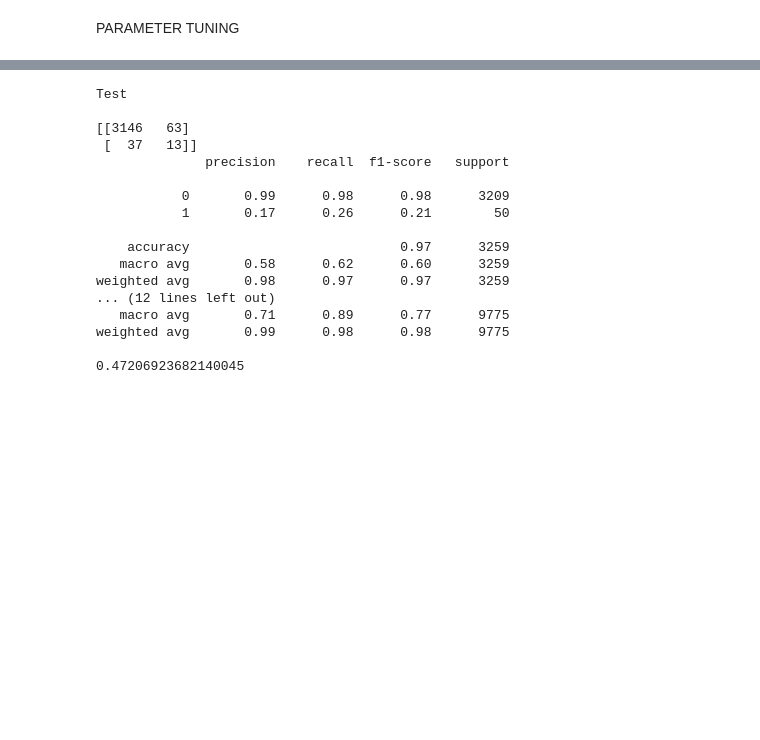
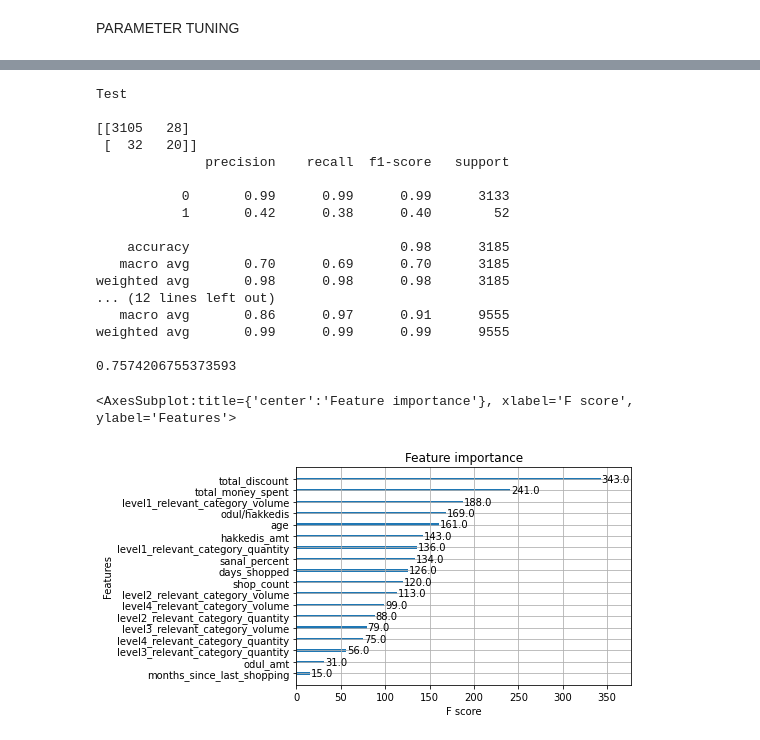
Before and after one commit to Enesaydnn7/MigrosDatathon, a Jupyter notebook: scripts/model_creation.ipynb, the cells around one changed output, grey strips where cells are left out. Drawn from its saved outputs; the diff is of its cells as text; code cells hidden in the pictures; blank space fills up the shorter version.

```diff
--- a/scripts/model_creation.ipynb
+++ b/scripts/model_creation.ipynb
@@ -333,9 +107,5 @@ from sklearn.metrics import f1_score
 # %%
-train = pd.read_csv('../organized_data/train_cleaned_v1.csv')
+train = pd.read_csv('../cleaned_data/train_cleaned_IsolationForest_low_adjusted.csv')
 test = pd.read_csv('../organized_data/test_organized.csv')
-avg_age = round(train.age.mean())
-train.age.iloc[train.query('age.isnull()').index] = avg_age
-train.age.iloc[train.query('age<0').index] = avg_age
-X = train.drop(['individualnumber', 'response', 'city_code', 'is_large_city'], axis=1).copy()
+X = train.drop(['gender', 'category_number', 'individualnumber', 'response', 'city_code', 'is_large_city'], axis=1).copy()
 y = train['response'].copy()
-X_encoded = pd.get_dummies(X, columns=['gender', 'category_number'])
@@ -496,0 +355,4 @@ OrderedDict([('colsample_bynode', 0.7),
+# %%
+X_train, X_test, y_train, y_test = train_test_split(X, y, stratify=y)
+print('train ratio: {}\ntest ratio:{}'.format(sum(y_train)/len(y_train),sum(y_test)/len(y_test)))
+print('#0/#1 is {}'.format((len(y)-sum(y))/sum(y)))
@@ -497,7 +376,7 @@ OrderedDict([('colsample_bynode', 0.7),
 # %%
-clf_xgb = xgb.XGBClassifier(scale_pos_weight=63, max_depth=8,learning_rate=0.1, n_estimators=90, objective='binary:logistic',
-                         booster='gbtree', subsample=0.175, eval_metric='auc', colsample_bynode=.5,colsample_bytree=.4,
-                         reg_alpha=0.2, reg_lambda=0.0, gamma=20)
+clf_xgb = xgb.XGBClassifier(scale_pos_weight=60, max_depth=11,learning_rate=0.1, n_estimators=120, objective='binary:logistic',
+                         booster='gbtree', subsample=0.18, eval_metric='auc',colsample_bytree=0.9,
+                         colsample_bynode=1.0, max_delta_step=3, gamma=0.5, reg_alpha=3.2, reg_lambda=0.4)
 
 eval_set = [(X_test,y_test)]
 clf_xgb.fit(X_train, y_train, verbose=2, eval_set=eval_set)
@@ -544,18 +423,23 @@ print(metrics.fbeta_score(y_train, train_pred, beta=0.5))
 # %% [output]
 Test
 
-[[3146   63]
- [  37   13]]
+[[3105   28]
+ [  32   20]]
               precision    recall  f1-score   support
 
-           0       0.99      0.98      0.98      3209
-           1       0.17      0.26      0.21        50
+           0       0.99      0.99      0.99      3133
+           1       0.42      0.38      0.40        52
 
-    accuracy                           0.97      3259
-   macro avg       0.58      0.62      0.60      3259
-weighted avg       0.98      0.97      0.97      3259
+    accuracy                           0.98      3185
+   macro avg       0.70      0.69      0.70      3185
+weighted avg       0.98      0.98      0.98      3185
 ... (12 lines left out)
-   macro avg       0.71      0.89      0.77      9775
-weighted avg       0.99      0.98      0.98      9775
+   macro avg       0.86      0.97      0.91      9555
+weighted avg       0.99      0.99      0.99      9555
 
-0.47206923682140045
+0.7574206755373593
+# %%
+xgb.plot_importance(clf_xgb)
+# %% [output]
+<AxesSubplot:title={'center':'Feature importance'}, xlabel='F score', ylabel='Features'>
+[figure, added]
```
Also changed, not shown: parts of 36 cells of this notebook.
